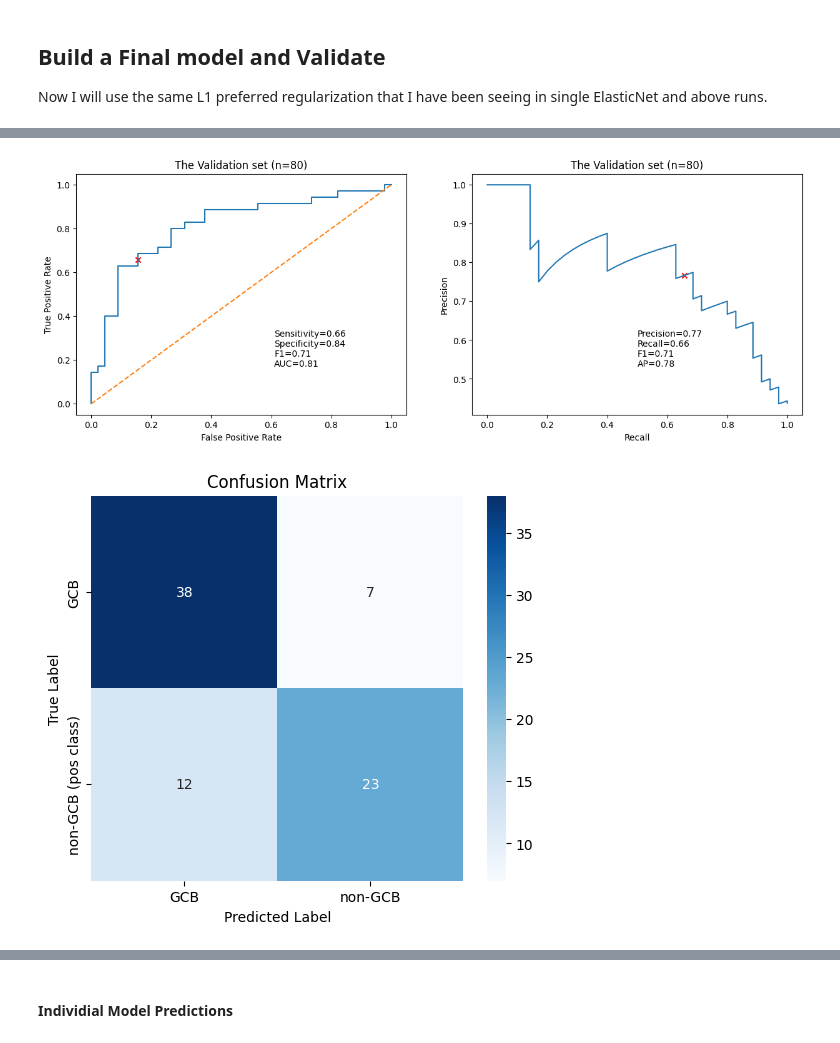
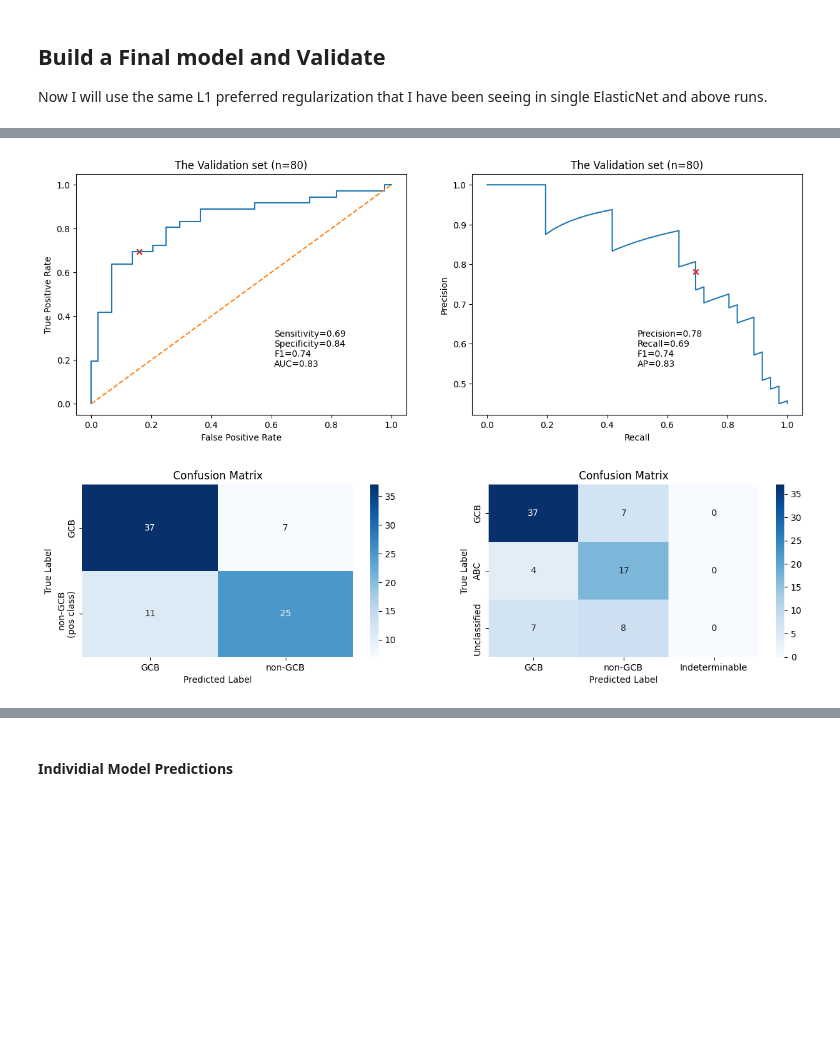
Before and after one commit to etabari/goya_paper, a Jupyter notebook: coo-modeling/03.01-ens-regression-gene_noAf.ipynb, the cells around one changed output, grey strips where cells are left out. Saved outputs shown, nothing was run; the diff lists cells and outputs as text; code cells hidden in the pictures; blank space fills up the shorter version.

```diff
--- a/coo-modeling/03.01-ens-regression-gene_noAf.ipynb
+++ b/coo-modeling/03.01-ens-regression-gene_noAf.ipynb
@@ -33,7 +33,7 @@ import seaborn as sns
 
 coo_colors = {'GCB': '#EFB06C', 'ABC': '#86B6DF', 'Unclassified': '#94C89C'}
 
-gcb_threshold = 1960
+gcb_threshold = 1900
 # %% [markdown]
 ## Train/Test + Validation splits
 
@@ -408,17 +421,36 @@ ax[1].text(
 )
 plt.show()
 # %% [output]
-[figure, old version]
+[figure, new version]
 # %%
-plt.figure(figsize=(6, 5))
+fig, ax = plt.subplots(1, 2, figsize=(15, 3.5))
+
 p = sns.heatmap(
     cm,
     annot=True,
     fmt="d",
     cmap="Blues",
-    yticklabels=['GCB', 'non-GCB (pos class)'],
+    yticklabels=['GCB', 'non-GCB\n(pos class)'],
     xticklabels=['GCB', 'non-GCB'],
+    ax=ax[0]
 )
-_ = p.set(xlabel="Predicted Label", ylabel="True Label", title="Confusion Matrix")
+_ = ax[0].set(xlabel="Predicted Label", ylabel="True Label", title="Confusion Matrix")
+
+sns.heatmap(
+    # Make a confusion matrix against the NanoString classification
+    confusion_matrix(
+        pd.Categorical(
+            validation_samples["NanoString"], categories=["GCB", "ABC", "Unclassified"]
+        ).codes,
+        y_pred_val_class,
+    ),
+    annot=True,
+    fmt="d",
+    cmap="Blues",
+    yticklabels=["GCB", "ABC", "Unclassified"],
+    xticklabels=["GCB", "non-GCB", "Indeterminable"],
+    ax=ax[1],
+)
+_ = ax[1].set(xlabel="Predicted Label", ylabel="True Label", title="Confusion Matrix")
 # %% [output]
-[figure, old version]
+[figure, new version]
```
Also changed, not shown: parts of 7 cells of this notebook, 1 other file.
